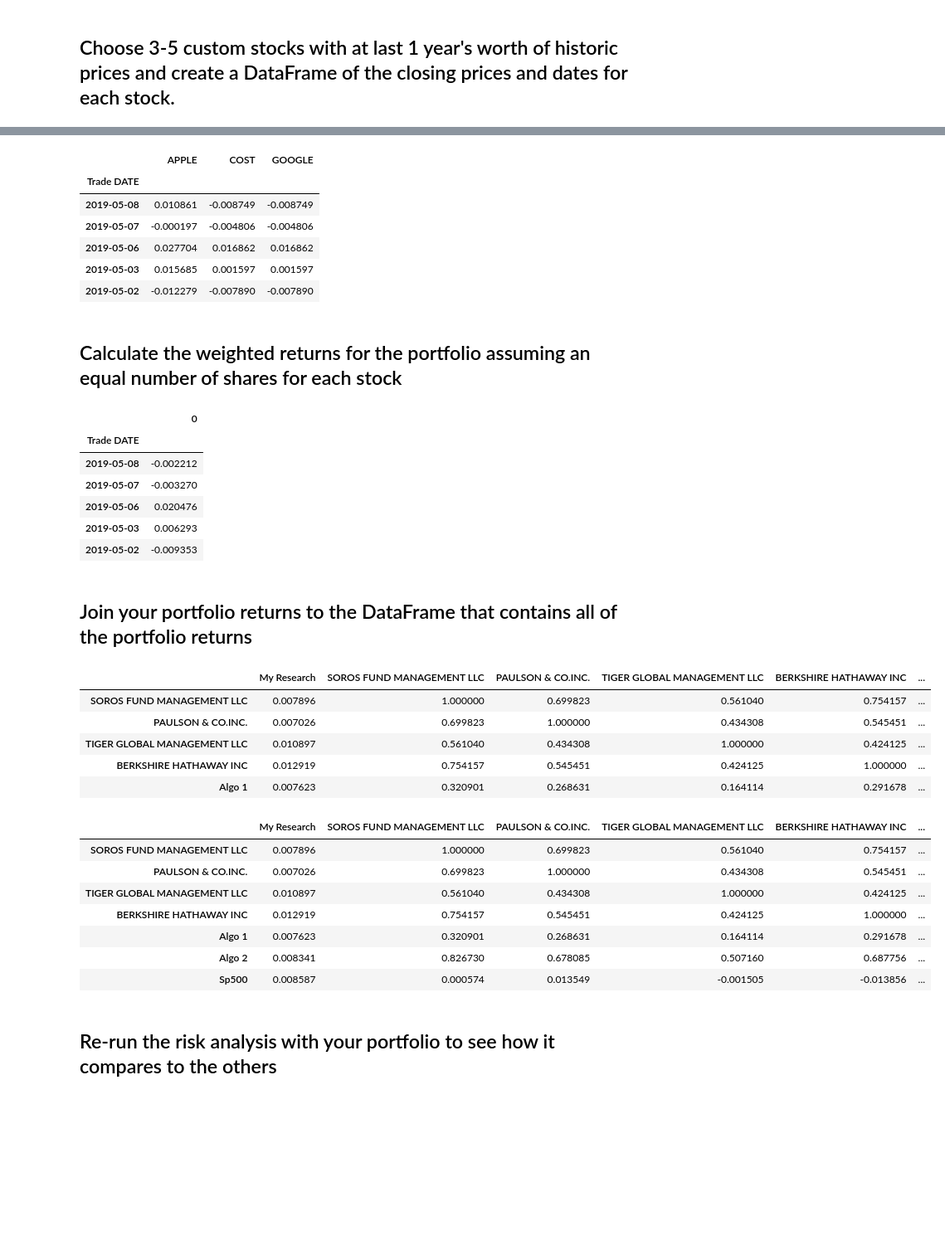
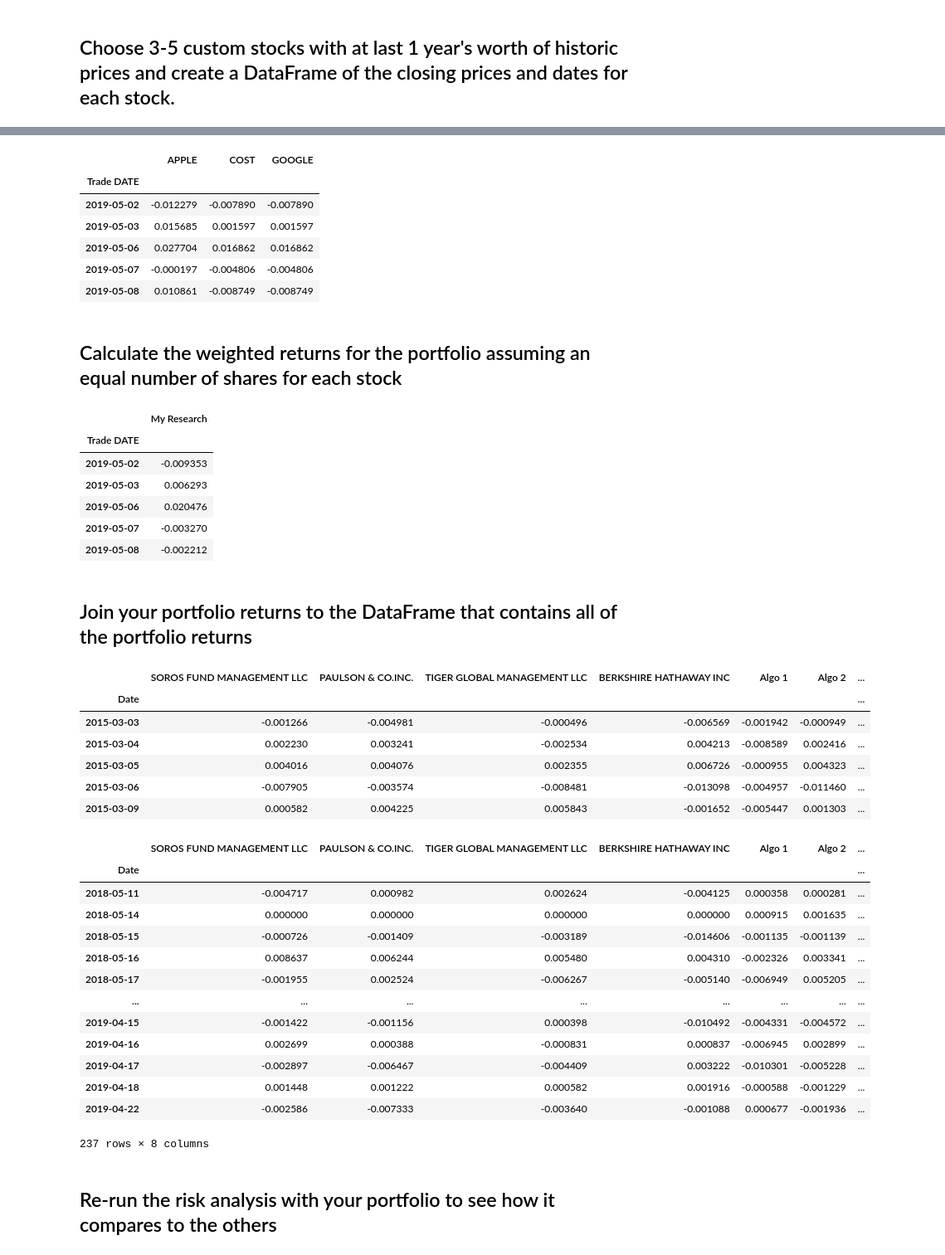
Before and after one commit to DONJMP/pandas-homework-, a Jupyter notebook: whale_analysis.ipynb, the cells around one changed output, grey strips where cells are left out. Shown at 83% size. Saved outputs shown, nothing was run; the diff lists cells and outputs as text; code cells hidden in the pictures; blank space fills up the shorter version.

```diff
--- a/whale_analysis.ipynb
+++ b/whale_analysis.ipynb
@@ -449,15 +449,15 @@ stock_returns = stocks_info.pct_change()
 # Drop NAs
 stock_returns.dropna(inplace=True)
 # Display sample data
-stock_returns.head()
+stock_returns.head().sort_index()
 # %% [output]
 |  | APPLE | COST | GOOGLE |
 | Trade DATE |  |  |  |
+| 2019-05-02 | -0.012279 | -0.007890 | -0.007890 |
+| 2019-05-03 | 0.015685 | 0.001597 | 0.001597 |
+| 2019-05-06 | 0.027704 | 0.016862 | 0.016862 |
+| 2019-05-07 | -0.000197 | -0.004806 | -0.004806 |
 | 2019-05-08 | 0.010861 | -0.008749 | -0.008749 |
-| 2019-05-07 | -0.000197 | -0.004806 | -0.004806 |
-| 2019-05-06 | 0.027704 | 0.016862 | 0.016862 |
-| 2019-05-03 | 0.015685 | 0.001597 | 0.001597 |
-| 2019-05-02 | -0.012279 | -0.007890 | -0.007890 |
 # %% [markdown]
 ## Calculate the weighted returns for the portfolio assuming an equal number of shares for each stock
 # %%
@@ -468,41 +468,52 @@ weights = [1/3, 1/3, 1/3]
 portfolio_return = stock_returns.dot(weights)
 # Display sample data
 portfolio_return = pd.DataFrame(portfolio_return)
-portfolio_return.head()
+portfolio_return.columns=['My Research']
+portfolio_return.head().sort_index()
 # %% [output]
-|  | 0 |
+|  | My Research |
 | Trade DATE |  |
+| 2019-05-02 | -0.009353 |
+| 2019-05-03 | 0.006293 |
+| 2019-05-06 | 0.020476 |
+| 2019-05-07 | -0.003270 |
 | 2019-05-08 | -0.002212 |
-| 2019-05-07 | -0.003270 |
-| 2019-05-06 | 0.020476 |
-| 2019-05-03 | 0.006293 |
-| 2019-05-02 | -0.009353 |
 # %% [markdown]
 ## Join your portfolio returns to the DataFrame that contains all of the portfolio returns
 # %%
 # Join your returns DataFrame to the original returns DataFrame
-combined_stocks2 = pd.concat([combined_info_std,correlation], axis="columns",join='inner')
-combined_stocks2.rename(columns= {0: "My Research"},inplace = True )
-combined_stocks2.head()
+# combined_stocks2 = pd.concat([combined_info,portfolio_return], axis="columns",join='inner')
+# combined_stocks2.rename(columns= {0: "My Research"},inplace = True )
+# combined_stocks2.head()
+combined_info['my research'] = portfolio_return
+combined_info.head()
 # %% [output]
-|  | My Research | SOROS FUND MANAGEMENT LLC | PAULSON & CO.INC. | TIGER GLOBAL MANAGEMENT LLC | BERKSHIRE HATHAWAY INC | ... |
-| SOROS FUND MANAGEMENT LLC | 0.007896 | 1.000000 | 0.699823 | 0.561040 | 0.754157 | ... |
-| PAULSON & CO.INC. | 0.007026 | 0.699823 | 1.000000 | 0.434308 | 0.545451 | ... |
-| TIGER GLOBAL MANAGEMENT LLC | 0.010897 | 0.561040 | 0.434308 | 1.000000 | 0.424125 | ... |
-| BERKSHIRE HATHAWAY INC | 0.012919 | 0.754157 | 0.545451 | 0.424125 | 1.000000 | ... |
-| Algo 1 | 0.007623 | 0.320901 | 0.268631 | 0.164114 | 0.291678 | ... |
+|  | SOROS FUND MANAGEMENT LLC | PAULSON & CO.INC. | TIGER GLOBAL MANAGEMENT LLC | BERKSHIRE HATHAWAY INC | Algo 1 | Algo 2 | ... |
+| Date |  |  |  |  |  |  | ... |
+| 2015-03-03 | -0.001266 | -0.004981 | -0.000496 | -0.006569 | -0.001942 | -0.000949 | ... |
+| 2015-03-04 | 0.002230 | 0.003241 | -0.002534 | 0.004213 | -0.008589 | 0.002416 | ... |
+| 2015-03-05 | 0.004016 | 0.004076 | 0.002355 | 0.006726 | -0.000955 | 0.004323 | ... |
+| 2015-03-06 | -0.007905 | -0.003574 | -0.008481 | -0.013098 | -0.004957 | -0.011460 | ... |
+| 2015-03-09 | 0.000582 | 0.004225 | 0.005843 | -0.001652 | -0.005447 | 0.001303 | ... |
 # %%
 # Only compare dates where return data exists for all the stocks (drop NaNs)
-combined_stocks2.dropna()
+combined_info = combined_info.dropna().copy()
+combined_info
 # %% [output]
-|  | My Research | SOROS FUND MANAGEMENT LLC | PAULSON & CO.INC. | TIGER GLOBAL MANAGEMENT LLC | BERKSHIRE HATHAWAY INC | ... |
-| SOROS FUND MANAGEMENT LLC | 0.007896 | 1.000000 | 0.699823 | 0.561040 | 0.754157 | ... |
-| PAULSON & CO.INC. | 0.007026 | 0.699823 | 1.000000 | 0.434308 | 0.545451 | ... |
-| TIGER GLOBAL MANAGEMENT LLC | 0.010897 | 0.561040 | 0.434308 | 1.000000 | 0.424125 | ... |
-| BERKSHIRE HATHAWAY INC | 0.012919 | 0.754157 | 0.545451 | 0.424125 | 1.000000 | ... |
-| Algo 1 | 0.007623 | 0.320901 | 0.268631 | 0.164114 | 0.291678 | ... |
-| Algo 2 | 0.008341 | 0.826730 | 0.678085 | 0.507160 | 0.687756 | ... |
-| Sp500 | 0.008587 | 0.000574 | 0.013549 | -0.001505 | -0.013856 | ... |
+|  | SOROS FUND MANAGEMENT LLC | PAULSON & CO.INC. | TIGER GLOBAL MANAGEMENT LLC | BERKSHIRE HATHAWAY INC | Algo 1 | Algo 2 | ... |
+| Date |  |  |  |  |  |  | ... |
+| 2018-05-11 | -0.004717 | 0.000982 | 0.002624 | -0.004125 | 0.000358 | 0.000281 | ... |
+| 2018-05-14 | 0.000000 | 0.000000 | 0.000000 | 0.000000 | 0.000915 | 0.001635 | ... |
+| 2018-05-15 | -0.000726 | -0.001409 | -0.003189 | -0.014606 | -0.001135 | -0.001139 | ... |
+| 2018-05-16 | 0.008637 | 0.006244 | 0.005480 | 0.004310 | -0.002326 | 0.003341 | ... |
+| 2018-05-17 | -0.001955 | 0.002524 | -0.006267 | -0.005140 | -0.006949 | 0.005205 | ... |
+| ... | ... | ... | ... | ... | ... | ... | ... |
+| 2019-04-15 | -0.001422 | -0.001156 | 0.000398 | -0.010492 | -0.004331 | -0.004572 | ... |
+| 2019-04-16 | 0.002699 | 0.000388 | -0.000831 | 0.000837 | -0.006945 | 0.002899 | ... |
+| 2019-04-17 | -0.002897 | -0.006467 | -0.004409 | 0.003222 | -0.010301 | -0.005228 | ... |
+| 2019-04-18 | 0.001448 | 0.001222 | 0.000582 | 0.001916 | -0.000588 | -0.001229 | ... |
+| 2019-04-22 | -0.002586 | -0.007333 | -0.003640 | -0.001088 | 0.000677 | -0.001936 | ... |
+237 rows × 8 columns
 # %% [markdown]
 ## Re-run the risk analysis with your portfolio to see how it compares to the others
 # %% [markdown]
```
Also changed, not shown: parts of 17 cells of this notebook.
